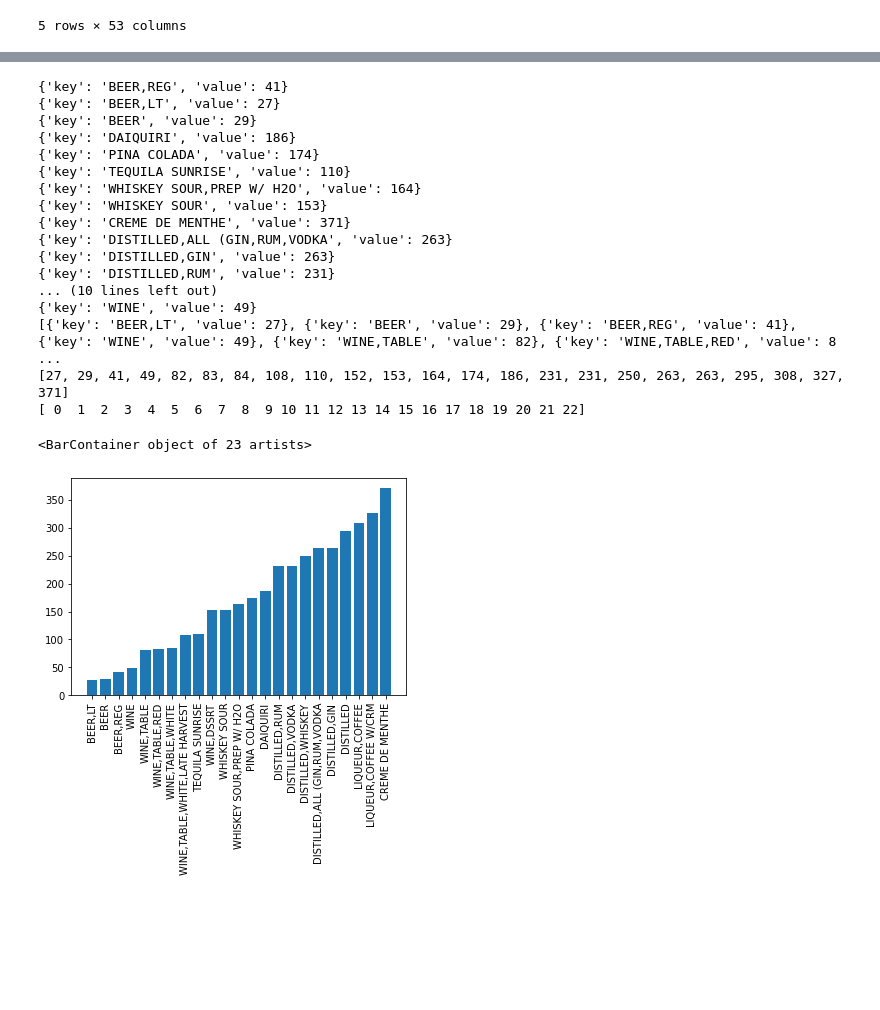
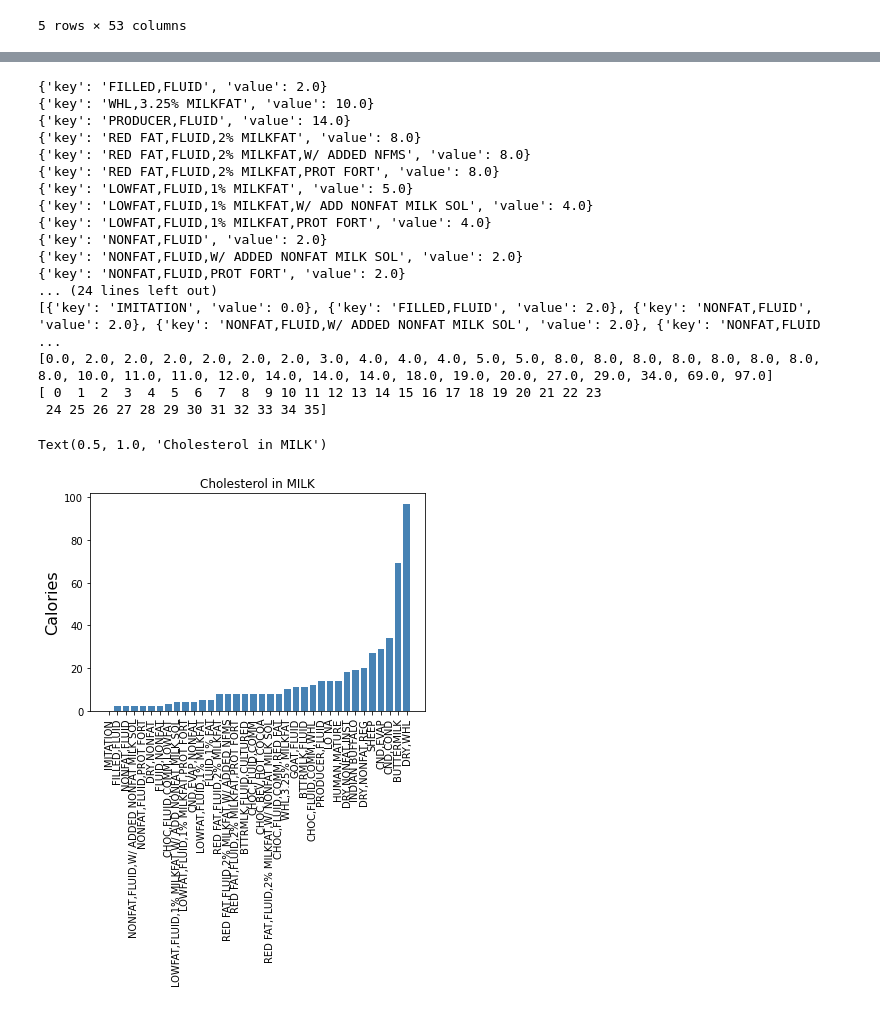
Before and after one commit to priyamittal96/project_1, a Jupyter notebook: Esther's Notebook.ipynb, the cells around one changed output, grey strips where cells are left out. Saved outputs shown, nothing was run; the diff lists cells and outputs as text; code cells hidden in the pictures; blank space fills up the shorter version.

Commit message:
adding graphs

```diff
--- a/Esther's Notebook.ipynb
+++ b/Esther's Notebook.ipynb
@@ -5,7 +5,7 @@ import pandas as pd
 import numpy as np
 import matplotlib.pyplot as plt
 
-file = "./Esther's Resources/ABBREV.csv"
+file = "ABBREV.csv"
 
 df = pd.read_csv(file)
 df.head()
@@ -29,7 +29,7 @@ for index, row in df.iterrows():
     name=row['Shrt_Desc']
     maincat =(name.split(",")[0])
     subcats=(','.join(name.split(",")[1:-1]))
-    subcat_data={'Cholestrol':row['Cholestrl_(mg)'],'Carbs (g)':row['Carbohydrt_(g)'], 'Calories':row['Energ_Kcal'], 'Sugars':row['Sugar_Tot_(g)'], 'Sodium': row['Sodium_(mg)'], 'Saturated Fat':row['FA_Sat_(g)']}
+    subcat_data={'Cholesterol':row['Cholestrl_(mg)'],'Carbs (g)':row['Carbohydrt_(g)'], 'Calories':row['Energ_Kcal'], 'Sugars':row['Sugar_Tot_(g)'], 'Sodium': row['Sodium_(mg)'], 'Saturated Fat':row['FA_Sat_(g)']}
     if maincat in categories.keys() and len(subcats) > 0:
         categories[maincat][subcats]=subcat_data
     elif len(subcats) > 0:
@@ -59,7 +125,7 @@ pp.pprint(categories)
 # %%
-selectedcategory = 'ALCOHOLIC BEV'
+selectedcategory = "MILK"
 category_data = categories[selectedcategory]
-selectednutrient = 'Calories'
+selectednutrient = 'Cholesterol'
 
 def sortByNutrient(e):
     print(e)
@@ -67,50 +133,56 @@ def sortByNutrient(e):
 
 
 sorted_data = []
 for item in category_data.items(): #items is both the keys and the items in the dictionary
     sorted_data.append({"key":item[0],"value":item[1][selectednutrient]})
 
 sorted_data.sort(key=sortByNutrient)
 print(sorted_data)
 
 
 x_axis = np.arange(len(sorted_data))
 y_values = []
 x_labels = []
 
 
 for item in sorted_data:
     x_labels.append(item["key"])
     y_values.append(item["value"])
 print(y_values)
 
 print(x_axis)
+
+
 plt.xticks(x_axis,x_labels, rotation="vertical")
-plt.bar(x_axis, y_values)
+plt.bar(x_axis, y_values, color='steelblue')
+plt.xlabel('', fontsize=18)
+plt.ylabel('Calories', fontsize=16)
+plt.title(f'{selectednutrient} in {selectedcategory}')
+
 
 #tick_locations = [value+0.4 for value in x_axis]
 #plt.figure(figsize=(20,3))
 
 
 # plt.bar(x_axis, food_df2["Carbohydrt_(g)"], color='r', alpha=0.5, align="edge")
 #
 # %% [output]
-{'key': 'BEER,REG', 'value': 41}
-{'key': 'BEER,LT', 'value': 27}
-{'key': 'BEER', 'value': 29}
-{'key': 'DAIQUIRI', 'value': 186}
-{'key': 'PINA COLADA', 'value': 174}
-{'key': 'TEQUILA SUNRISE', 'value': 110}
-{'key': 'WHISKEY SOUR,PREP W/ H2O', 'value': 164}
-{'key': 'WHISKEY SOUR', 'value': 153}
-{'key': 'CREME DE MENTHE', 'value': 371}
-{'key': 'DISTILLED,ALL (GIN,RUM,VODKA', 'value': 263}
-{'key': 'DISTILLED,GIN', 'value': 263}
-{'key': 'DISTILLED,RUM', 'value': 231}
-... (10 lines left out)
-{'key': 'WINE', 'value': 49}
-[{'key': 'BEER,LT', 'value': 27}, {'key': 'BEER', 'value': 29}, {'key': 'BEER,REG', 'value': 41}, {'key': 'WINE', 'value': 49}, {'key': 'WINE,TABLE', 'value': 82}, {'key': 'WINE,TABLE,RED', 'value': 8 ...
-[27, 29, 41, 49, 82, 83, 84, 108, 110, 152, 153, 164, 174, 186, 231, 231, 250, 263, 263, 295, 308, 327, 371]
-[ 0  1  2  3  4  5  6  7  8  9 10 11 12 13 14 15 16 17 18 19 20 21 22]
+{'key': 'FILLED,FLUID', 'value': 2.0}
+{'key': 'WHL,3.25% MILKFAT', 'value': 10.0}
+{'key': 'PRODUCER,FLUID', 'value': 14.0}
+{'key': 'RED FAT,FLUID,2% MILKFAT', 'value': 8.0}
+{'key': 'RED FAT,FLUID,2% MILKFAT,W/ ADDED NFMS', 'value': 8.0}
+{'key': 'RED FAT,FLUID,2% MILKFAT,PROT FORT', 'value': 8.0}
+{'key': 'LOWFAT,FLUID,1% MILKFAT', 'value': 5.0}
+{'key': 'LOWFAT,FLUID,1% MILKFAT,W/ ADD NONFAT MILK SOL', 'value': 4.0}
+{'key': 'LOWFAT,FLUID,1% MILKFAT,PROT FORT', 'value': 4.0}
+{'key': 'NONFAT,FLUID', 'value': 2.0}
+{'key': 'NONFAT,FLUID,W/ ADDED NONFAT MILK SOL', 'value': 2.0}
+{'key': 'NONFAT,FLUID,PROT FORT', 'value': 2.0}
+... (24 lines left out)
+[{'key': 'IMITATION', 'value': 0.0}, {'key': 'FILLED,FLUID', 'value': 2.0}, {'key': 'NONFAT,FLUID', 'value': 2.0}, {'key': 'NONFAT,FLUID,W/ ADDED NONFAT MILK SOL', 'value': 2.0}, {'key': 'NONFAT,FLUID ...
+[0.0, 2.0, 2.0, 2.0, 2.0, 2.0, 2.0, 3.0, 4.0, 4.0, 4.0, 5.0, 5.0, 8.0, 8.0, 8.0, 8.0, 8.0, 8.0, 8.0, 8.0, 10.0, 11.0, 11.0, 12.0, 14.0, 14.0, 14.0, 18.0, 19.0, 20.0, 27.0, 29.0, 34.0, 69.0, 97.0]
+[ 0  1  2  3  4  5  6  7  8  9 10 11 12 13 14 15 16 17 18 19 20 21 22 23
+ 24 25 26 27 28 29 30 31 32 33 34 35]
-<BarContainer object of 23 artists>
+Text(0.5, 1.0, 'Cholesterol in MILK')
-[figure, old version]
+[figure, new version]
```
Also changed, not shown: parts of 5 cells of this notebook, 1 other file.
